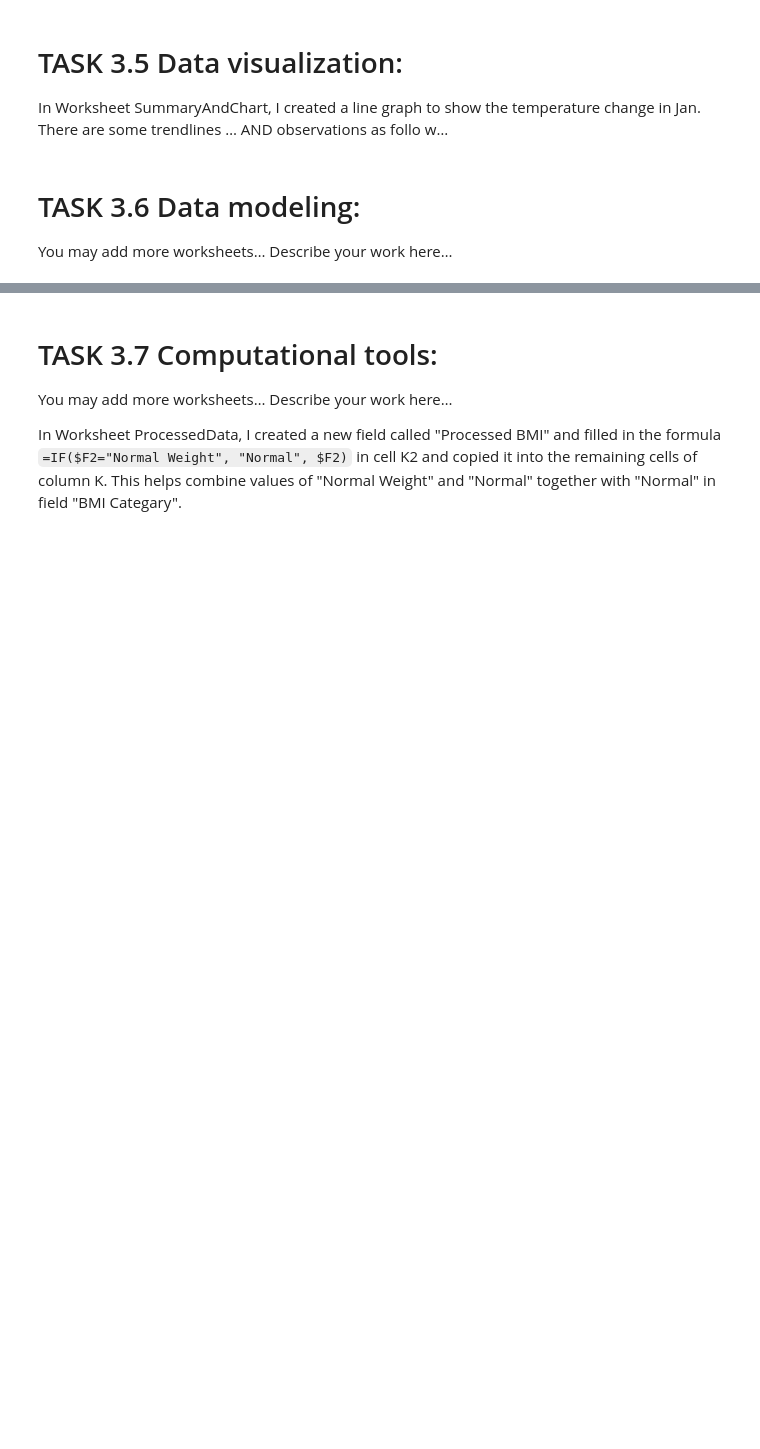
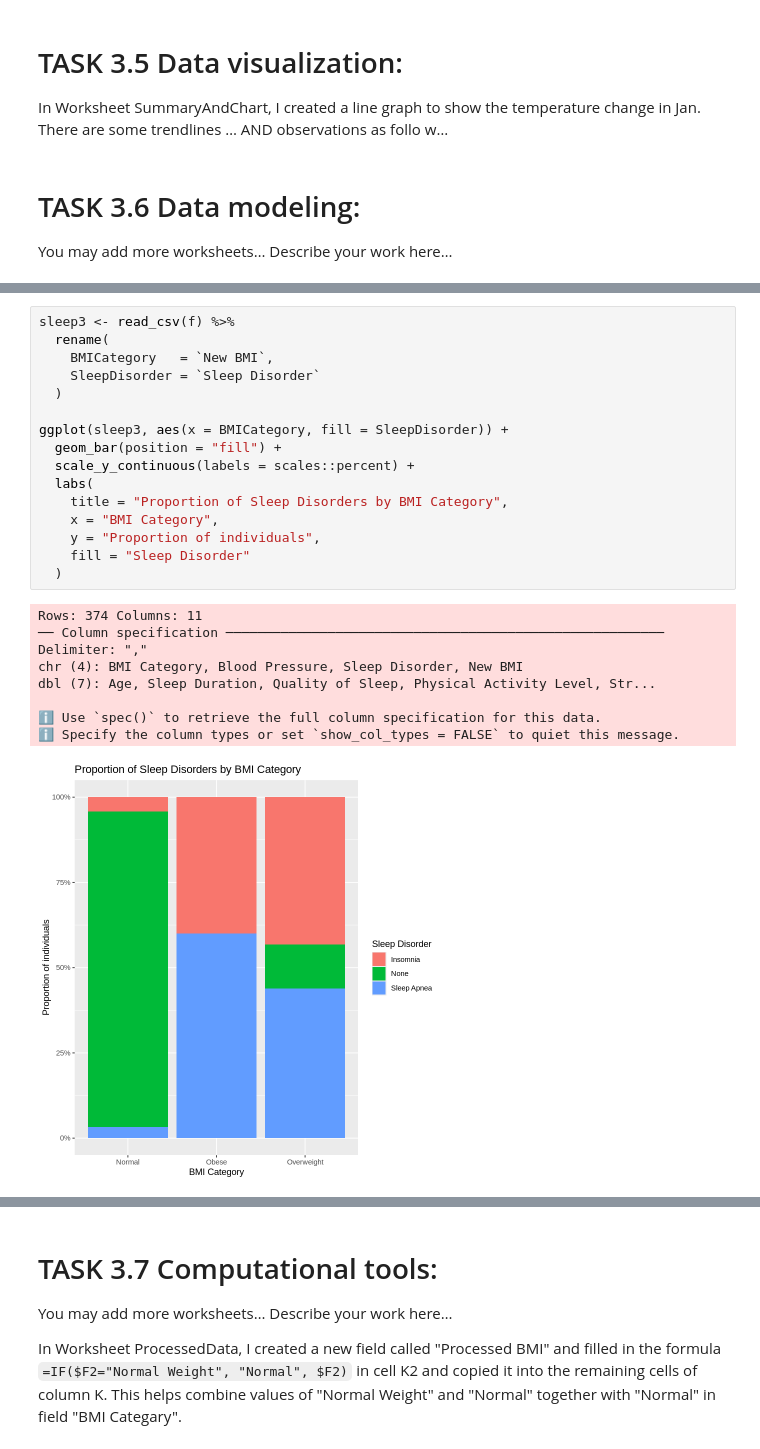
Before and after one commit to nickshen07/web, a Jupyter notebook: Project.ipynb, the cells around one changed output, grey strips where cells are left out. Saved outputs shown, nothing was run; the diff lists cells and outputs as text; blank space fills up the shorter version.

```diff
--- a/Project.ipynb
+++ b/Project.ipynb
@@ -47,0 +102,26 @@ You may add more worksheets… Describe your work here…
+# %%
+sleep3 <- read_csv(f) %>%
+  rename(
+    BMICategory   = `New BMI`,
+    SleepDisorder = `Sleep Disorder`
+  )
+
+ggplot(sleep3, aes(x = BMICategory, fill = SleepDisorder)) +
+  geom_bar(position = "fill") +
+  scale_y_continuous(labels = scales::percent) +
+  labs(
+    title = "Proportion of Sleep Disorders by BMI Category",
+    x = "BMI Category",
+    y = "Proportion of individuals",
+    fill = "Sleep Disorder"
+  )
+# %% [output]
+Rows: 374 Columns: 11
+── Column specification ────────────────────────────────────────────────────────
+Delimiter: ","
+chr (4): BMI Category, Blood Pressure, Sleep Disorder, New BMI
+dbl (7): Age, Sleep Duration, Quality of Sleep, Physical Activity Level, Str...
+
+ℹ Use `spec()` to retrieve the full column specification for this data.
+ℹ Specify the column types or set `show_col_types = FALSE` to quiet this message.
+[figure, added]
```
Also changed, not shown: parts of 3 cells of this notebook.
